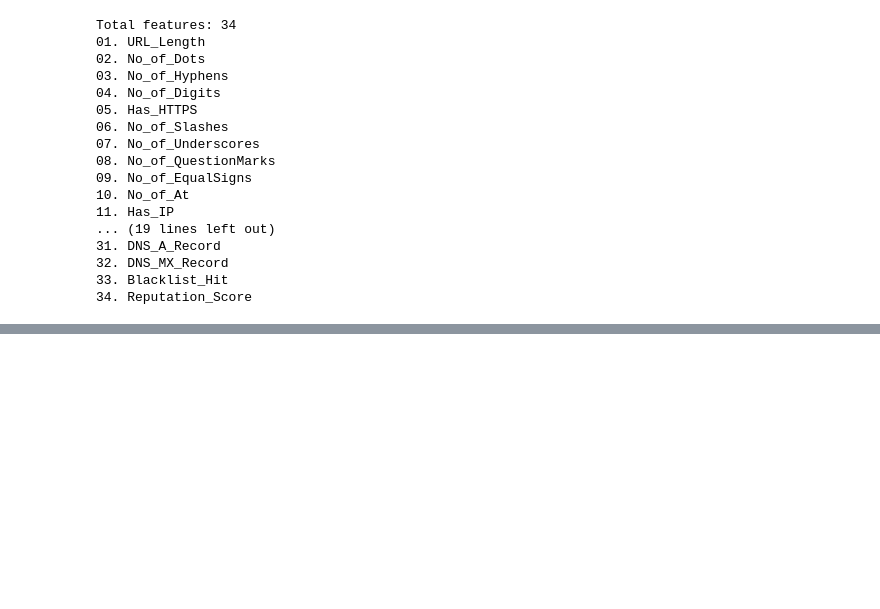
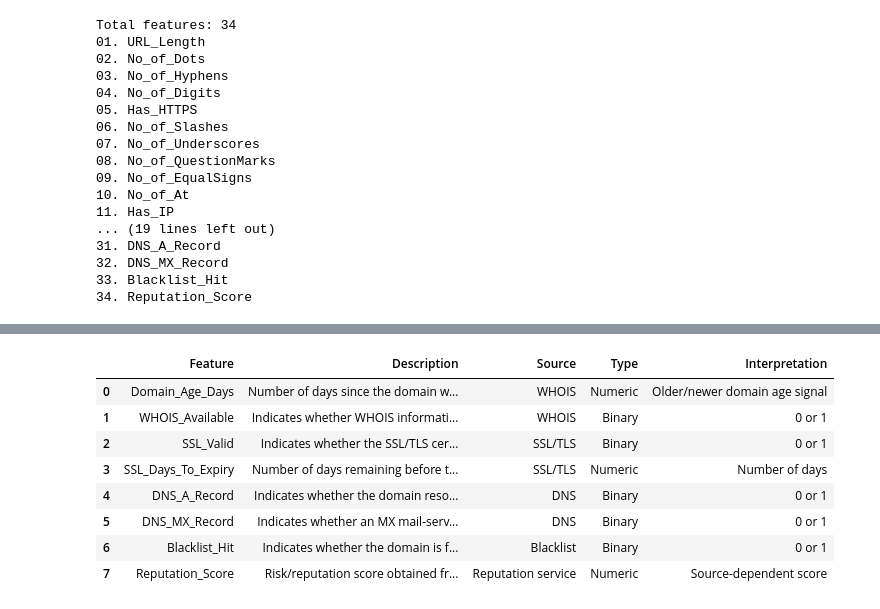
Before and after one commit to SAYAMOHAN/PhishGuardXAI, a Jupyter notebook: notebooks/Preprocessed_phishing_site_urls.ipynb, the cells around one changed output, grey strips where cells are left out. Saved outputs shown, nothing was run; the diff lists cells and outputs as text; code cells hidden in the pictures; blank space fills up the shorter version.

```diff
--- a/notebooks/Preprocessed_phishing_site_urls.ipynb
+++ b/notebooks/Preprocessed_phishing_site_urls.ipynb
@@ -2267,0 +2594,76 @@ Name: count, dtype: int64
+# %%
+# Threat-Intelligence Feature Definition
+
+TI_FEATURE_DEFINITION = [
+    [
+        "Domain_Age_Days",
+        "Number of days since the domain was registered",
+        "WHOIS",
+        "Numeric",
+        "Older/newer domain age signal"
+    ],
+    [
+        "WHOIS_Available",
+        "Indicates whether WHOIS information could be retrieved",
+        "WHOIS",
+        "Binary",
+        "0 or 1"
+    ],
+    [
+        "SSL_Valid",
+        "Indicates whether the SSL/TLS certificate is currently valid",
+        "SSL/TLS",
+        "Binary",
+        "0 or 1"
+    ],
+    [
+        "SSL_Days_To_Expiry",
+        "Number of days remaining before the SSL/TLS certificate expires",
+        "SSL/TLS",
+        "Numeric",
+        "Number of days"
+    ],
+    [
+        "DNS_A_Record",
+        "Indicates whether the domain resolves to an IPv4 address",
+        "DNS",
+        "Binary",
+        "0 or 1"
+    ],
+    [
+        "DNS_MX_Record",
+        "Indicates whether an MX mail-server record exists",
+        "DNS",
+        "Binary",
+        "0 or 1"
+    ],
+    [
+        "Blacklist_Hit",
+        "Indicates whether the domain is found on a configured blacklist",
+        "Blacklist",
+        "Binary",
+        "0 or 1"
+    ],
+    [
+        "Reputation_Score",
+        "Risk/reputation score obtained from a configured threat-intelligence source",
+        "Reputation service",
+        "Numeric",
+        "Source-dependent score"
+    ]
+]
+
+TI_FEATURE_DEFINITION = pd.DataFrame(
+    TI_FEATURE_DEFINITION,
+    columns=[
+        "Feature",
+        "Description",
+        "Source",
+        "Type",
+        "Interpretation"
+    ]
+)
+
+print("Threat-intelligence features:", len(TI_FEATURE_DEFINITION))
+display(TI_FEATURE_DEFINITION)
+# %% [output]
@@ -2267,0 +2671,9 @@ Name: count, dtype: int64
+|  | Feature | Description | Source | Type | Interpretation |
+| 0 | Domain_Age_Days | Number of days since the domain w... | WHOIS | Numeric | Older/newer domain age signal |
+| 1 | WHOIS_Available | Indicates whether WHOIS informati... | WHOIS | Binary | 0 or 1 |
+| 2 | SSL_Valid | Indicates whether the SSL/TLS cer... | SSL/TLS | Binary | 0 or 1 |
+| 3 | SSL_Days_To_Expiry | Number of days remaining before t... | SSL/TLS | Numeric | Number of days |
+| 4 | DNS_A_Record | Indicates whether the domain reso... | DNS | Binary | 0 or 1 |
+| 5 | DNS_MX_Record | Indicates whether an MX mail-serv... | DNS | Binary | 0 or 1 |
+| 6 | Blacklist_Hit | Indicates whether the domain is f... | Blacklist | Binary | 0 or 1 |
+| 7 | Reputation_Score | Risk/reputation score obtained fr... | Reputation service | Numeric | Source-dependent score |
```
Also changed, not shown: parts of 64 cells of this notebook.
